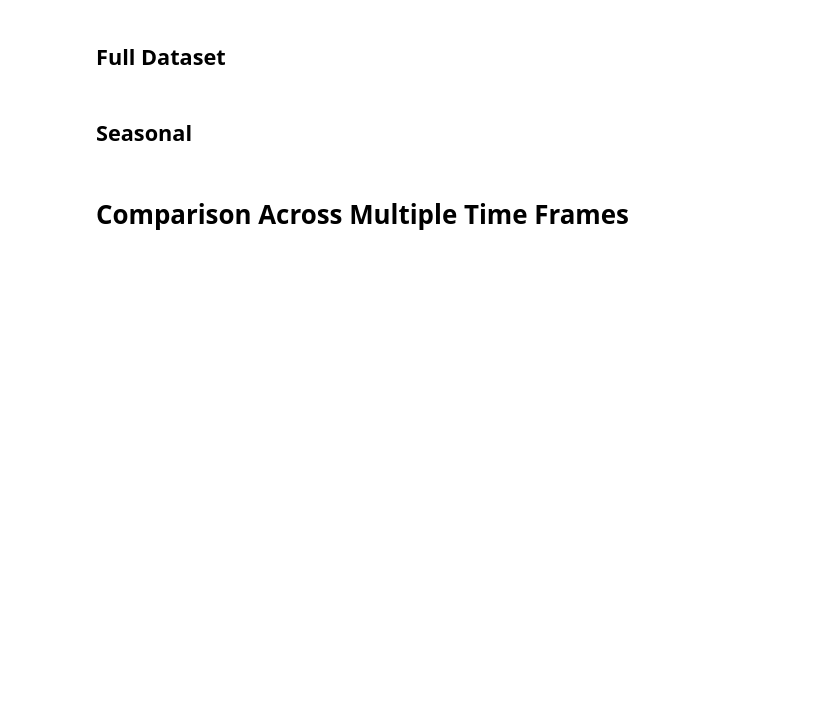
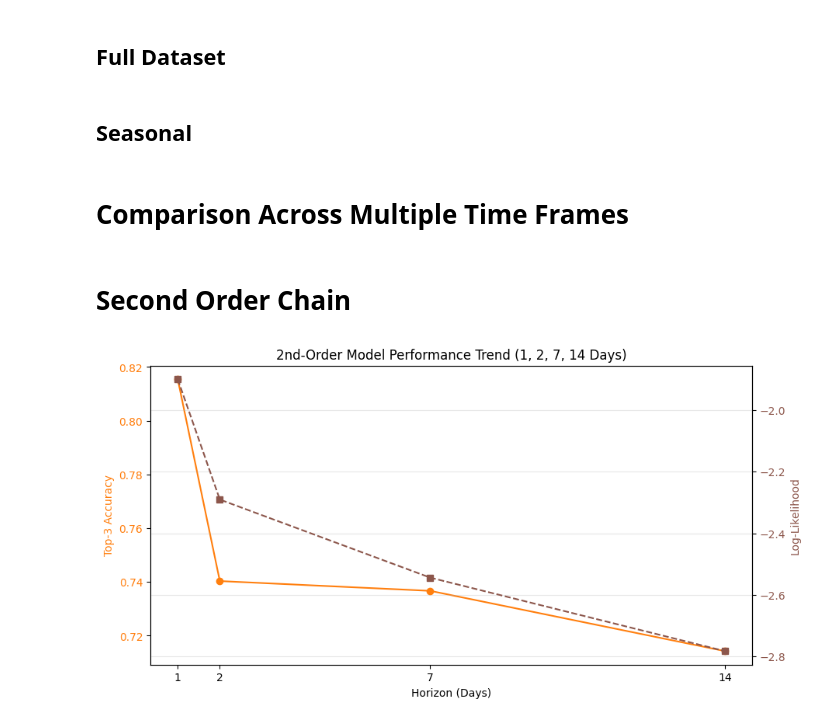
Before and after one commit to anatalucci/Stochastic-Decision-Modeling-Project, a Jupyter notebook: scripts/modeling.ipynb, the cells around one changed output. Cells and saved outputs as stored; diff of their text form; code cells hidden in the pictures; blank space fills up the shorter version.

```diff
--- a/scripts/modeling.ipynb
+++ b/scripts/modeling.ipynb
@@ -219,7 +202,7 @@ test_df["pred_state_seasonal"] = forecast_seasonal
 horizons = [1, 2, 7, 14]
 states = sorted(train_df["state"].unique())
 state_to_idx = {s: i for i, s in enumerate(states)}
-P_full_mat = transition_matrix.values
+P_full_mat = full_matrix.values
 
 full_metrics = {"Horizon": [], "Log-Likelihood": [], "Top-3 Accuracy": []}
 
@@ -312,3 +295,22 @@ plt.xticks(horizons)
 plt.grid(True, alpha=0.3)
 plt.savefig("../outputs/seasonal_model_performance_trend.png")
 plt.close()
+# %% [markdown]
+# Second Order Chain
+# %%
+train_df = train_df.sort_values("DATE").reset_index(drop=True)
+
+train_df["prev_state"] = train_df["state"].shift(1)
+train_df["state_2nd"] = train_df["prev_state"] + "|" + train_df["state"]
+train_df["next_state_2nd"] = train_df["state"].shift(-1)
+
+train_df = train_df.dropna(subset=["prev_state", "next_state_2nd"])
+# %%
+states_2nd = sorted(train_df["state_2nd"].unique())
+state_to_idx = {s: i for i, s in enumerate(states_2nd)}
+
+matrix_2nd = pd.crosstab(
+    train_df["state_2nd"],
+    train_df["next_state_2nd"],
+    normalize="index"
+)
@@ -314,0 +340,51 @@ plt.close()
+# %%
+metrics_2nd = {"Horizon": [], "Log-Likelihood": [], "Top-3 Accuracy": []}
+
+P_2nd = matrix_2nd.reindex(columns=states_1st, fill_value=0).values
+
+for n in horizons:
+    log_liks = []
+    top_3_correct = 0
+    total = 0
+
+    for i in range(len(test_df) - n):
+        prev = train_df.iloc[-1]["state"] if i == 0 else test_df.iloc[i-1]["state"]
+        curr = test_df.iloc[i]["state"]
+        compound = f"{prev}|{curr}"
+        true_future = test_df.iloc[i + n]["state"]
+
+        if compound not in matrix_2nd.index:
+            continue
+
+        row_idx = list(matrix_2nd.index).index(compound)
+        fut_idx = states_1st.index(true_future)
+
+        prob = P_2nd[row_idx, fut_idx]
+        log_liks.append(np.log(prob + 1e-12))
+
+        if fut_idx in np.argsort(P_2nd[row_idx])[-3:]:
+            top_3_correct += 1
+        total += 1
+
+    metrics_2nd["Horizon"].append(n)
+    metrics_2nd["Log-Likelihood"].append(np.mean(log_liks))
+    metrics_2nd["Top-3 Accuracy"].append(top_3_correct / total)
+
+fig, ax1 = plt.subplots(figsize=(10, 5))
+
+ax1.set_xlabel('Horizon (Days)')
+ax1.set_ylabel('Top-3 Accuracy', color='tab:orange')
+ax1.plot(metrics_2nd["Horizon"], metrics_2nd["Top-3 Accuracy"], marker='o', color='tab:orange', label='Accuracy')
+ax1.tick_params(axis='y', labelcolor='tab:orange')
+
+ax2 = ax1.twinx()
+ax2.set_ylabel('Log-Likelihood', color='tab:brown')
+ax2.plot(metrics_2nd["Horizon"], metrics_2nd["Log-Likelihood"], marker='s', color='tab:brown', linestyle='--', label='Log-Likelihood')
+ax2.tick_params(axis='y', labelcolor='tab:brown')
+
+plt.title('2nd-Order Model Performance Trend (1, 2, 7, 14 Days)')
+plt.xticks(horizons)
+plt.grid(True, alpha=0.3)
+plt.show()
+# %% [output]
+[figure, added]
```
Also changed, not shown: parts of 5 cells of this notebook, 12 other files.
